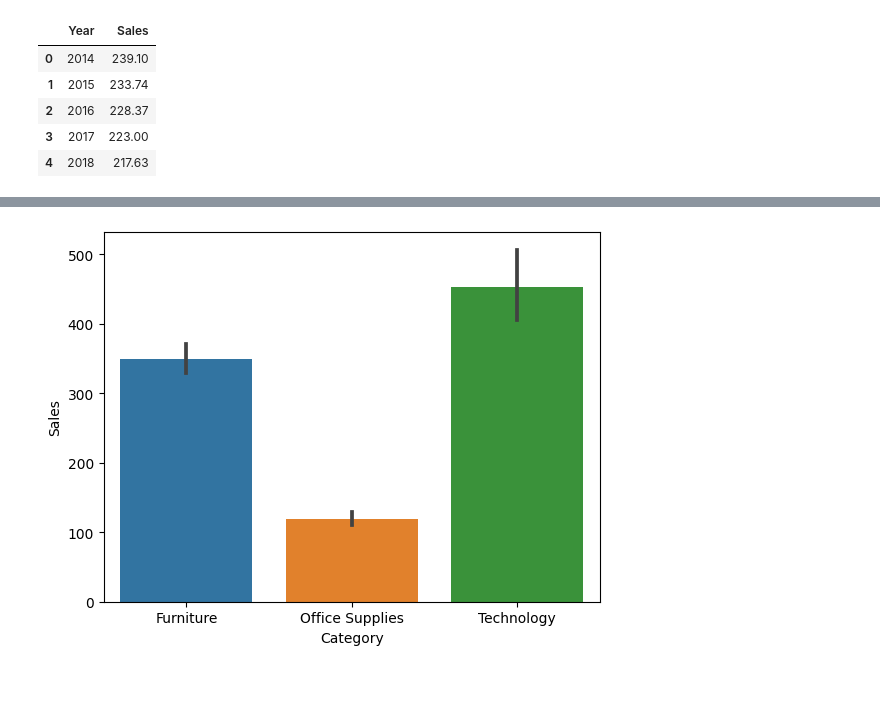
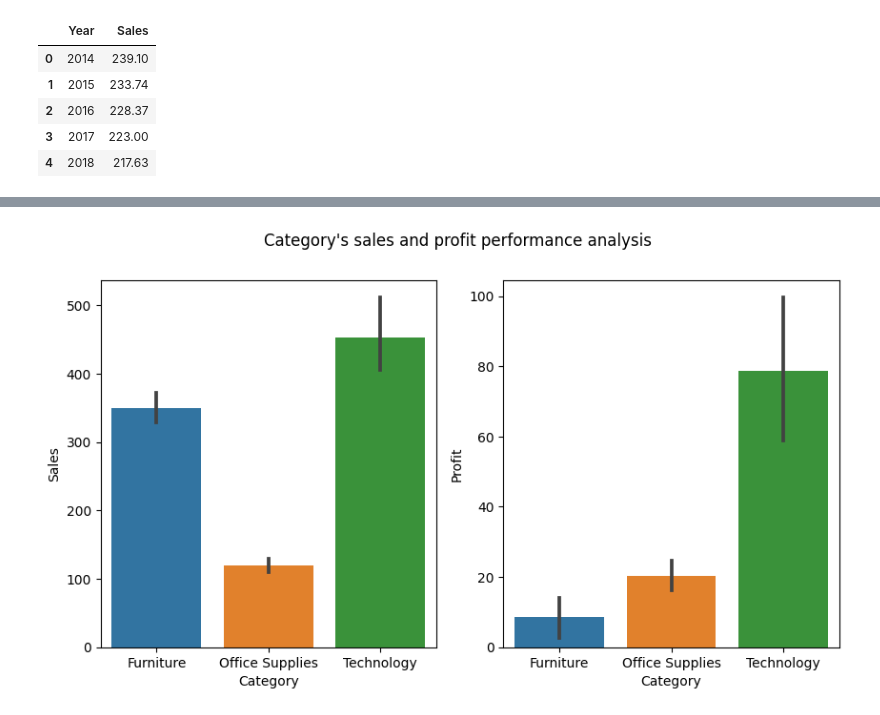
Before and after one commit to qungtai/Data_Analyst_Portfolio, a Jupyter notebook: Sample/sample_notebook.ipynb, the cells around one changed output, grey strips where cells are left out. Drawn from its saved outputs; the diff is of its cells as text; code cells hidden in the pictures; blank space fills up the shorter version.

```diff
--- a/Sample/sample_notebook.ipynb
+++ b/Sample/sample_notebook.ipynb
@@ -162,6 +155,9 @@ plt.show()
-# %%
-sns.barplot(sample_data,x = 'Category', y = 'Sales')
-plt.show()
-# %% [output]
-[figure, removed]
+# %%
+fig, ax = plt.subplots(1,2,figsize=(10, 5))
+fig.suptitle("Category's sales and profit performance analysis")
+sns.barplot(sample_data,x = 'Category', y = 'Sales',ax = ax[0])
+sns.barplot(sample_data,x = 'Category', y = 'Profit',ax = ax[1])
+plt.show()
+# %% [output]
+[figure, added]
 # %%
```
Also changed, not shown: parts of 28 cells of this notebook.
